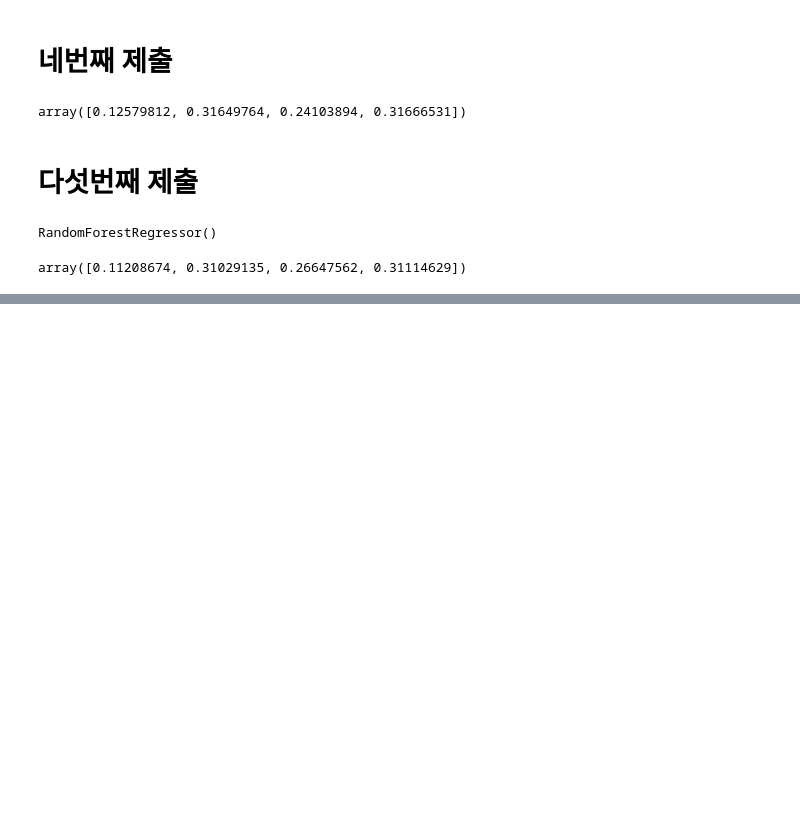
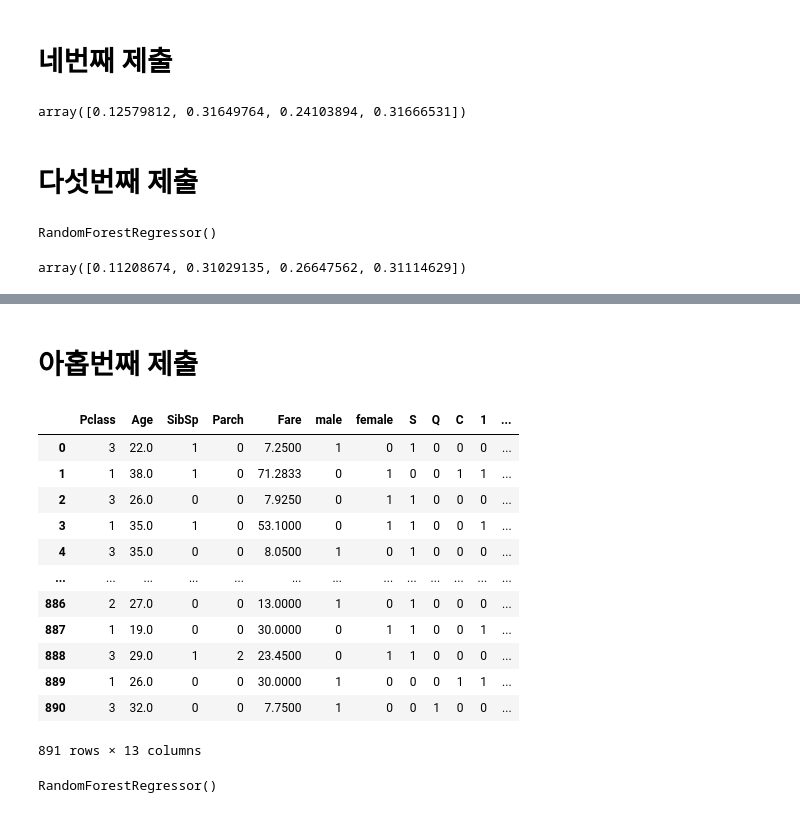
Before and after one commit to seosztt/DACON, a Jupyter notebook: Titanic/predict_Titanic _survivor.ipynb, the cells around one changed output, grey strips where cells are left out. Drawn from its saved outputs; the diff is of its cells as text; code cells hidden in the pictures; blank space fills up the shorter version.

```diff
--- a/Titanic/predict_Titanic _survivor.ipynb
+++ b/Titanic/predict_Titanic _survivor.ipynb
@@ -335,0 +381,25 @@ sub.to_csv('sub_5.csv',index=False)
+# %%
+S=[]
+for i in range(len(train)):
+    if train['Embarked'][i]=='S':
+        S.append(1)
+    else:
+        S.append(0)
+train['S']=S
+Q=[]
+for i in range(len(train)):
+    if train['Embarked'][i]=='Q':
+        Q.append(1)
+    else:
+        Q.append(0)
+train['Q']=Q
+C=[]
+for i in range(len(train)):
+    if train['Embarked'][i]=='C':
+        C.append(1)
+    else:
+        C.append(0)
+train['C']=C
+# %%
+X_train_6=train.drop(['PassengerId','Survived','Name','Ticket','Cabin','Embarked','Sex'], axis=1)
+Y_train=train['Survived']
@@ -335,0 +449,4 @@ sub.to_csv('sub_5.csv',index=False)
+# %%
+from sklearn.ensemble import RandomForestRegressor
+model=RandomForestRegressor(criterion='mse')
+model.fit(X_train_6, Y_train)
@@ -335,0 +537,24 @@ sub.to_csv('sub_5.csv',index=False)
+# %% [markdown]
+# 아홉번째 제출
+# %%
+X_train_6['Pclass'] = X_train_6['Pclass'].astype('category')
+X_train_9=X_train_6
+X_train_9['1']=pd.get_dummies(X_train_6['Pclass'])[1]
+X_train_9['2']=pd.get_dummies(X_train_6['Pclass'])[2]
+X_train_9['3']=pd.get_dummies(X_train_6['Pclass'])[3]
+# %%
+X_train_9
+# %% [output]
+|  | Pclass | Age | SibSp | Parch | Fare | male | female | S | Q | C | 1 | ... |
+| 0 | 3 | 22.0 | 1 | 0 | 7.2500 | 1 | 0 | 1 | 0 | 0 | 0 | ... |
+| 1 | 1 | 38.0 | 1 | 0 | 71.2833 | 0 | 1 | 0 | 0 | 1 | 1 | ... |
+| 2 | 3 | 26.0 | 0 | 0 | 7.9250 | 0 | 1 | 1 | 0 | 0 | 0 | ... |
+| 3 | 1 | 35.0 | 1 | 0 | 53.1000 | 0 | 1 | 1 | 0 | 0 | 1 | ... |
+| 4 | 3 | 35.0 | 0 | 0 | 8.0500 | 1 | 0 | 1 | 0 | 0 | 0 | ... |
+| ... | ... | ... | ... | ... | ... | ... | ... | ... | ... | ... | ... | ... |
+| 886 | 2 | 27.0 | 0 | 0 | 13.0000 | 1 | 0 | 1 | 0 | 0 | 0 | ... |
+| 887 | 1 | 19.0 | 0 | 0 | 30.0000 | 0 | 1 | 1 | 0 | 0 | 1 | ... |
+| 888 | 3 | 29.0 | 1 | 2 | 23.4500 | 0 | 1 | 1 | 0 | 0 | 0 | ... |
+| 889 | 1 | 26.0 | 0 | 0 | 30.0000 | 1 | 0 | 0 | 0 | 1 | 1 | ... |
+| 890 | 3 | 32.0 | 0 | 0 | 7.7500 | 1 | 0 | 0 | 1 | 0 | 0 | ... |
+891 rows × 13 columns
@@ -335,0 +570,5 @@ sub.to_csv('sub_5.csv',index=False)
+# %%
+model=RandomForestRegressor(criterion='mse')
+model.fit(X_train_9, Y_train)
+# %% [output]
+RandomForestRegressor()
```
Also changed, not shown: parts of 32 cells of this notebook, 8 other files.
